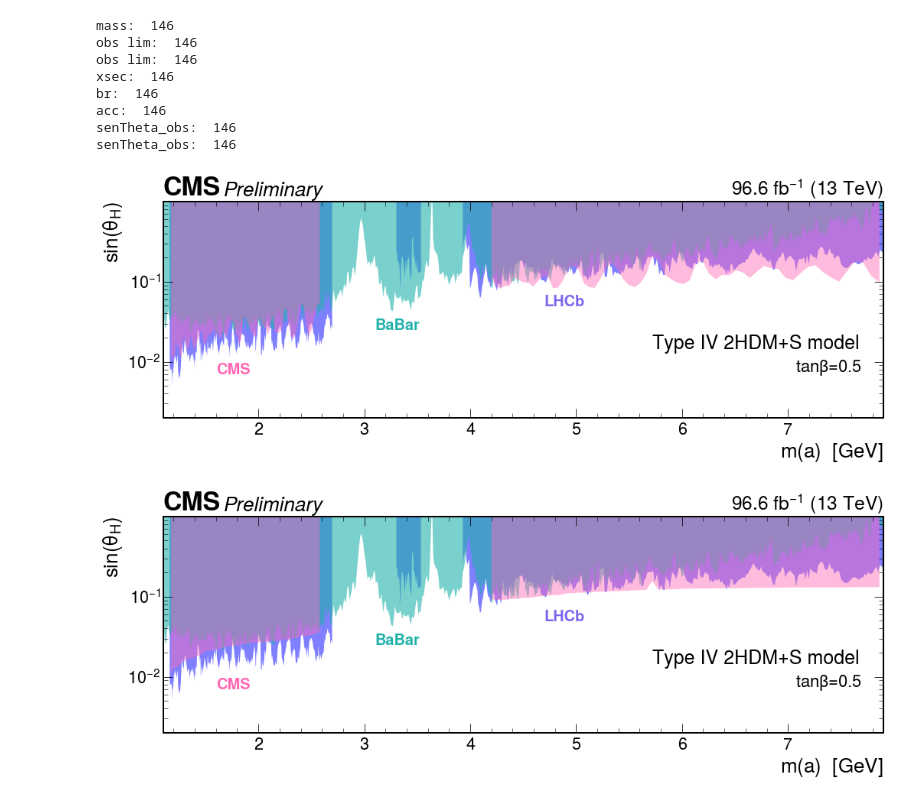
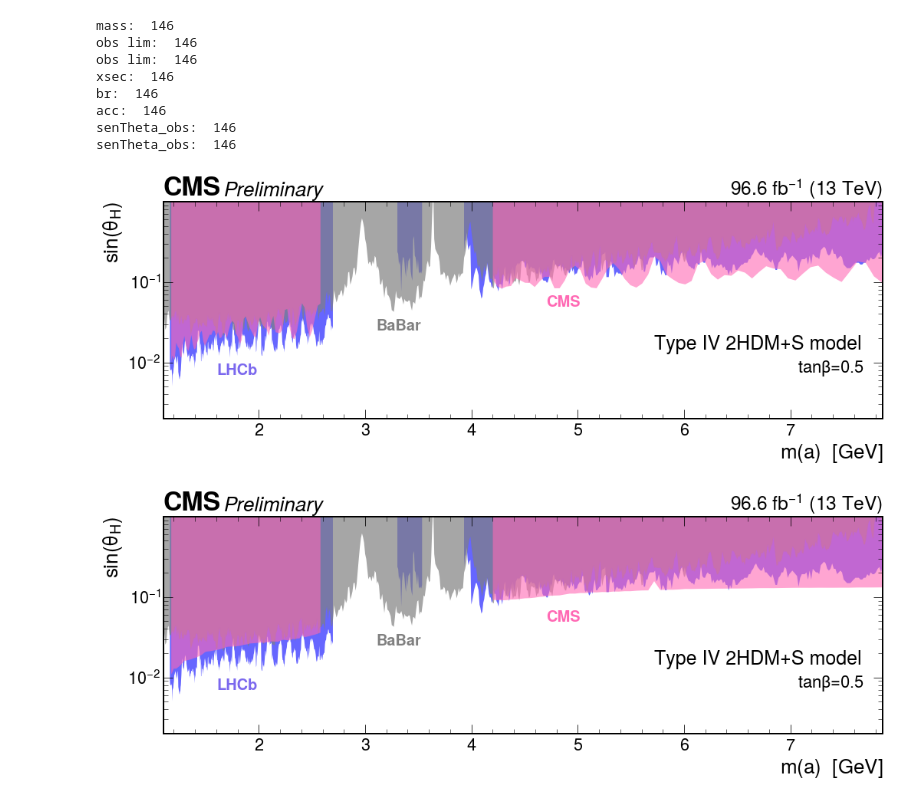
Before and after one commit to elfontan/2HDM_interpretation, a Jupyter notebook: senThetaLimits_2HDM_IV_fullMassRange_newAcceptances_ptmumu_allLimits.ipynb, the cells around one changed output. Cells and saved outputs as stored; diff of their text form; code cells hidden in the pictures.

Commit message:
Modified range and colors of 2HDM interpretation plots

```diff
--- a/senThetaLimits_2HDM_IV_fullMassRange_newAcceptances_ptmumu_allLimits.ipynb
+++ b/senThetaLimits_2HDM_IV_fullMassRange_newAcceptances_ptmumu_allLimits.ipynb
@@ -315,23 +315,26 @@ hep.cms.label("Preliminary", data=True, lumi=96.6)
 #hep.CMS.text(<text>)
 
 p_lhcb = plt.plot(v_mass_LHCb, v_lim_LHCb, '-', color="blue", linewidth=0)
-p_lhcb = plt.fill_between(v_mass_LHCb, v_lim_LHCb, 1, color="blue", linewidth=0, alpha=0.5)
+p_lhcb = plt.fill_between(v_mass_LHCb, v_lim_LHCb, 1, color="blue", linewidth=0, alpha=0.6)
 p_lhcb = plt.ylim(0.002, 0.9999)
 p_lhcb = plt.semilogy()
-p_babar = plt.plot(v_mass_BaBar, v_lim_BaBar, '-', color="lightseagreen", linewidth=0)
-p_babar = plt.fill_between(v_mass_BaBar, v_lim_BaBar, 1, color="lightseagreen", linewidth=0, alpha=0.6)
+p_babar = plt.plot(v_mass_BaBar, v_lim_BaBar, '-', color="grey", linewidth=0)
+p_babar = plt.fill_between(v_mass_BaBar, v_lim_BaBar, 1, color="grey", linewidth=0, alpha=0.7)
+#p_babar = plt.plot(v_mass_BaBar, v_lim_BaBar, '-', color="lightseagreen", linewidth=0)
+#p_babar = plt.fill_between(v_mass_BaBar, v_lim_BaBar, 1, color="lightseagreen", linewidth=0, alpha=0.6)
 p_cms_obs = plt.plot(v_mass, senTheta_obs_limit, '-', color="hotpink", linewidth=0)
-p_lhcb = plt.fill_between(v_mass, senTheta_obs_limit, 1, color="hotpink", linewidth=0, alpha=0.45)
+p_lhcb = plt.fill_between(v_mass, senTheta_obs_limit, 1, color="hotpink", linewidth=0, alpha=0.6)
 
-plt.xlim(1.1,7.9)
+plt.xlim(1.1,7.87)
 plt.xlabel(r'm$(a)$  [GeV]')
 plt.ylabel('sin($\\theta_{H}$)')
 #plt.title("Upper limits on the mixing angle for the 2HDM scenario")
 #plt.legend(loc="upper left")
-p_cms_obs = plt.text(1.6, 0.007, "CMS", fontsize=20, color="hotpink", fontweight='bold')
-p_lhcb = plt.text(4.7, 0.05, "LHCb", fontsize=20, color="mediumslateblue", fontweight='bold')
-p_babar = plt.text(3.1, 0.025, "BaBar", fontsize=20, color="lightseagreen", fontweight='bold')
-#p_babar = plt.text(3.1, 0.01, "BaBar", fontsize=23, color="grey", fontweight='bold')
+p_cms_obs = plt.text(4.7, 0.05, "CMS", fontsize=20, color="hotpink", fontweight='bold')
+#p_lhcb = plt.text(1.6, 0.007, "LHCb", fontsize=20, color="dodgerblue", fontweight='bold')
+p_lhcb = plt.text(1.6, 0.007, "LHCb", fontsize=20, color="mediumslateblue", fontweight='bold')
+p_babar = plt.text(3.1, 0.025, "BaBar", fontsize=20, color="grey", fontweight='bold')
+#p_babar = plt.text(3.1, 0.025, "BaBar", fontsize=20, color="lightseagreen", fontweight='bold')
 
 #plt.text(5.7, 0.015, "2HDM+S (type IV) model, tan$\\beta$=0.5", fontsize=22, verticalalignment='top')
 plt.text(5.72, 0.022, "Type IV 2HDM+S model", fontsize=25, verticalalignment='top')
@@ -343,7 +346,7 @@ plt.savefig('senTheta_CMS_LHCb_newCmsAcceptances_newTriggerAcceptancesHighStat_P
 #plt.savefig('senTheta_CMS_LHCb_newCmsAcceptances_newTriggerAcceptances_PtMuMuCut_plusXmodes_OBS.pdf', dpi=1200)
 #plt.savefig('senTheta_CMS_LHCb_newCmsAcceptances_newTriggerAcceptances_PtMuMuCut_plusXmodes_OBS.png', dpi=1200)
 # %% [output]
-[figure, old version]
+[figure, new version]
 # %%
 f_LHCb = np.loadtxt("./LHCb_limits.txt", delimiter = " ")
 v_lim_LHCb = []
@@ -358,39 +361,43 @@ plt.rcParams.update({'font.size': 19})
 
 plt.style.use(hep.style.ROOT)
 # Overall - both left and right annotation
 hep.cms.label("Preliminary", data=True, lumi=96.6)
 #hep.cms.label("", data=True, lumi=96.6, year="2017 + 2018")
 
 # Just experiment label and <text> such as 'Preliminary' or 'Simulation'
 #hep.CMS.text(<text>)
 
 p_lhcb = plt.plot(v_mass_LHCb, v_lim_LHCb, '-', color="blue", linewidth=0)
-p_lhcb = plt.fill_between(v_mass_LHCb, v_lim_LHCb, 1, color="blue", linewidth=0, alpha=0.5)
+p_lhcb = plt.fill_between(v_mass_LHCb, v_lim_LHCb, 1, color="blue", linewidth=0, alpha=0.6)
 p_lhcb = plt.ylim(0.002, 0.999)
 p_lhcb = plt.semilogy()
-p_babar = plt.plot(v_mass_BaBar, v_lim_BaBar, '-', color="lightseagreen", linewidth=0)
-p_babar = plt.fill_between(v_mass_BaBar, v_lim_BaBar, 1, color="lightseagreen", linewidth=0, alpha=0.6)
+p_babar = plt.plot(v_mass_BaBar, v_lim_BaBar, '-', color="grey", linewidth=0)
+p_babar = plt.fill_between(v_mass_BaBar, v_lim_BaBar, 1, color="grey", linewidth=0, alpha=0.7)
+#p_babar = plt.plot(v_mass_BaBar, v_lim_BaBar, '-', color="lightseagreen", linewidth=0)
+#p_babar = plt.fill_between(v_mass_BaBar, v_lim_BaBar, 1, color="lightseagreen", linewidth=0, alpha=0.6)
 p_cms_exp = plt.plot(v_mass, senTheta_exp_limit, '-', color="hotpink", linewidth=0)
-p_lhcb = plt.fill_between(v_mass, senTheta_exp_limit, 1, color="hotpink", linewidth=0, alpha=0.45)
+p_lhcb = plt.fill_between(v_mass, senTheta_exp_limit, 1, color="hotpink", linewidth=0, alpha=0.6)
 
-plt.xlim(1.1,7.9)
+plt.xlim(1.1,7.87)
 plt.xlabel(r'm$(a)$  [GeV]')
 plt.ylabel('sin($\\theta_{H}$)')
 #plt.title("Upper limits on the mixing angle for the 2HDM scenario")
 #plt.legend(loc="upper left")
-p_cms_obs = plt.text(1.6, 0.007, "CMS", fontsize=20, color="hotpink", fontweight='bold')
-p_lhcb = plt.text(4.7, 0.05, "LHCb", fontsize=20, color="mediumslateblue", fontweight='bold')
-p_babar = plt.text(3.1, 0.025, "BaBar", fontsize=20, color="lightseagreen", fontweight='bold')
+p_cms_obs = plt.text(4.7, 0.05, "CMS", fontsize=20, color="hotpink", fontweight='bold')
+#p_lhcb = plt.text(1.6, 0.007, "LHCb", fontsize=20, color="dodgerblue", fontweight='bold')
+p_lhcb = plt.text(1.6, 0.007, "LHCb", fontsize=20, color="mediumslateblue", fontweight='bold')
+p_babar = plt.text(3.1, 0.025, "BaBar", fontsize=20, color="grey", fontweight='bold')
+#p_babar = plt.text(3.1, 0.025, "BaBar", fontsize=20, color="lightseagreen", fontweight='bold')
 
 #plt.text(5.7, 0.015, "2HDM+S (type IV) model, tan$\\beta$=0.5", fontsize=22, verticalalignment='top')
 plt.text(5.72, 0.022, "Type IV 2HDM+S model", fontsize=25, verticalalignment='top')
 plt.text(7.07, 0.011, "tan$\\beta$=0.5", fontsize=22, verticalalignment='top')
 
 #plt.show()
 plt.tight_layout()
 plt.savefig('senTheta_CMS_LHCb_newCmsAcceptances_newTriggerAcceptancesHighStat_PtMuMuCut_gg2A3_EXP.pdf', dpi=1200)
 plt.savefig('senTheta_CMS_LHCb_newCmsAcceptances_newTriggerAcceptancesHighStat_PtMuMuCut_gg2A3_EXP.png', dpi=1200)
 #plt.savefig('senTheta_CMS_LHCb_newCmsAcceptances_newTriggerAcceptances_PtMuMuCut_plusXmodes_EXP.pdf', dpi=1200)
 #plt.savefig('senTheta_CMS_LHCb_newCmsAcceptances_newTriggerAcceptances_PtMuMuCut_plusXmodes_EXP.png', dpi=1200)
 # %% [output]
-[figure, old version]
+[figure, new version]
```
